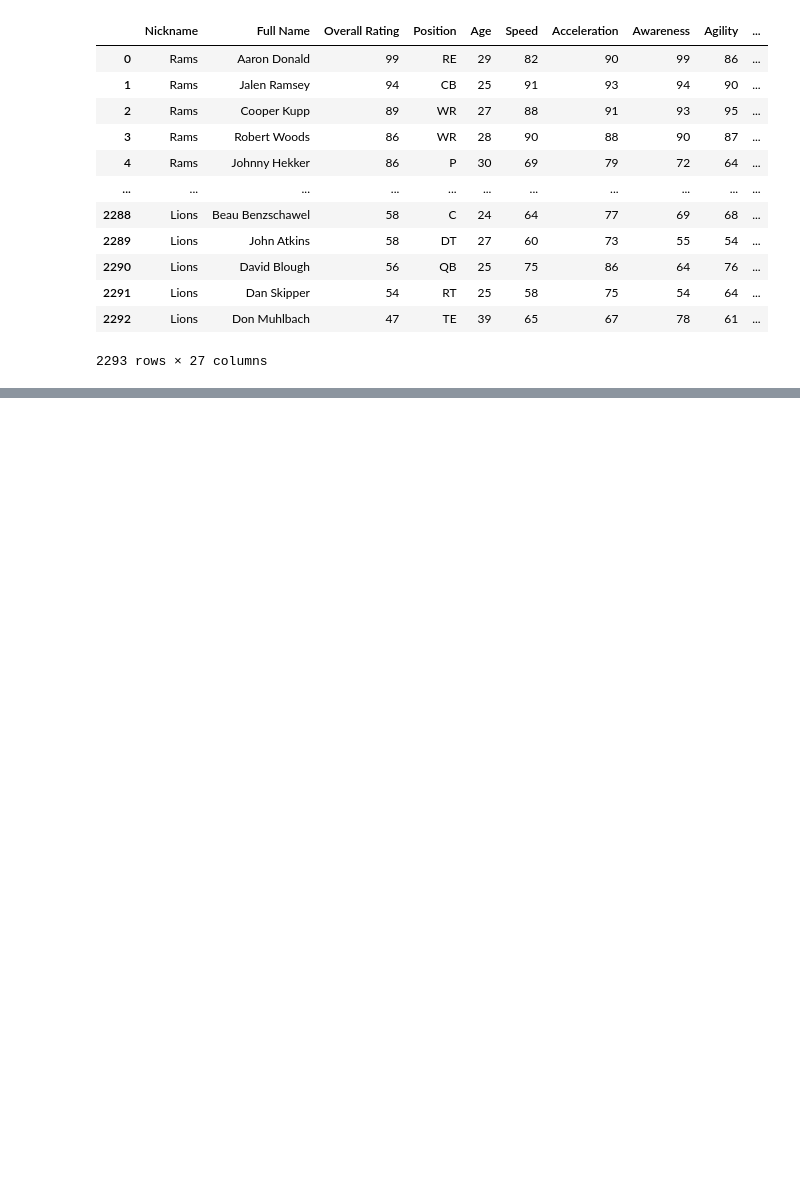
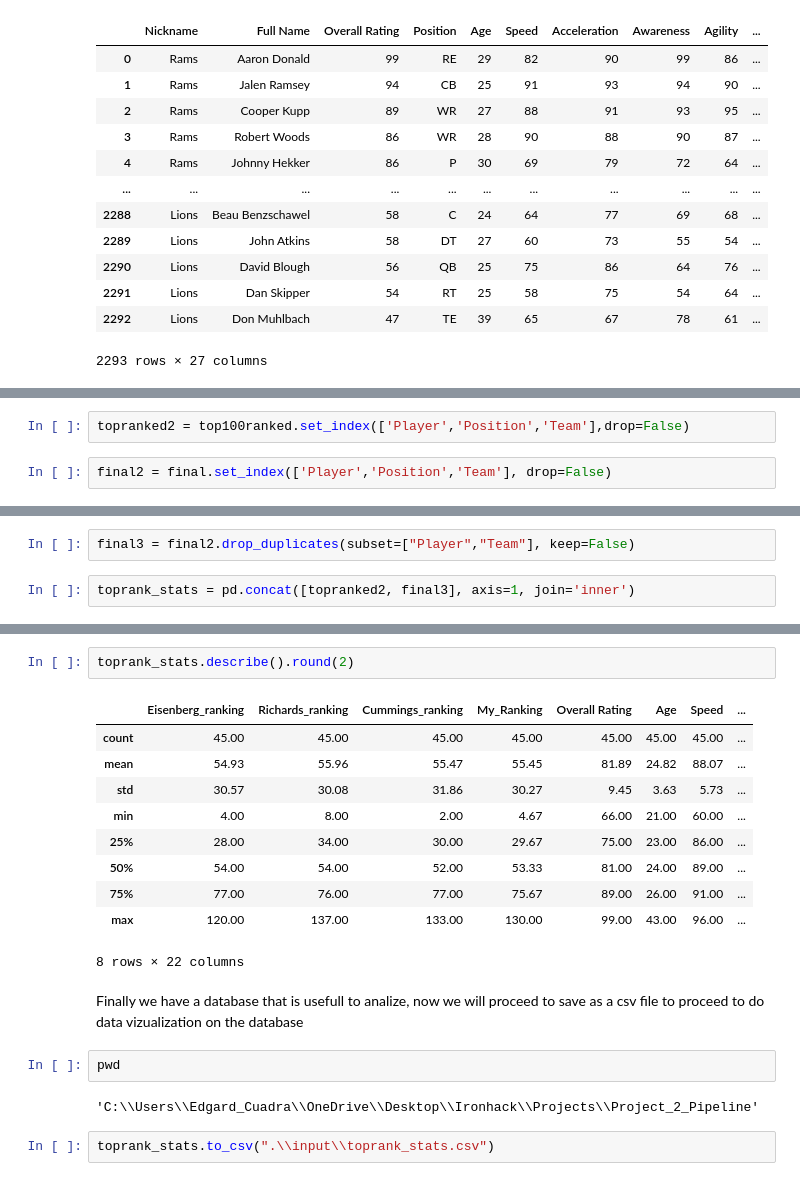
Before and after one commit to Chelechepe/Project_2_Pipeline, a Jupyter notebook: Scrapping and Cleaning.ipynb, the cells around one changed output, grey strips where cells are left out. Cells and saved outputs as stored; diff of their text form; blank space fills up the shorter version.

```diff
--- a/Scrapping and Cleaning.ipynb
+++ b/Scrapping and Cleaning.ipynb
@@ -267,0 +283,4 @@ query
+# %%
+topranked2 = top100ranked.set_index(['Player','Position','Team'],drop=False)
+# %%
+final2 = final.set_index(['Player','Position','Team'], drop=False)
@@ -267,0 +298,4 @@ query
+# %%
+final3 = final2.drop_duplicates(subset=["Player","Team"], keep=False)
+# %%
+toprank_stats = pd.concat([topranked2, final3], axis=1, join='inner')
@@ -267,0 +335,21 @@ query
+# %%
+toprank_stats.describe().round(2)
+# %% [output]
+|  | Eisenberg_ranking | Richards_ranking | Cummings_ranking | My_Ranking | Overall Rating | Age | Speed | ... |
+| count | 45.00 | 45.00 | 45.00 | 45.00 | 45.00 | 45.00 | 45.00 | ... |
+| mean | 54.93 | 55.96 | 55.47 | 55.45 | 81.89 | 24.82 | 88.07 | ... |
+| std | 30.57 | 30.08 | 31.86 | 30.27 | 9.45 | 3.63 | 5.73 | ... |
+| min | 4.00 | 8.00 | 2.00 | 4.67 | 66.00 | 21.00 | 60.00 | ... |
+| 25% | 28.00 | 34.00 | 30.00 | 29.67 | 75.00 | 23.00 | 86.00 | ... |
+| 50% | 54.00 | 54.00 | 52.00 | 53.33 | 81.00 | 24.00 | 89.00 | ... |
+| 75% | 77.00 | 76.00 | 77.00 | 75.67 | 89.00 | 26.00 | 91.00 | ... |
+| max | 120.00 | 137.00 | 133.00 | 130.00 | 99.00 | 43.00 | 96.00 | ... |
+8 rows × 22 columns
+# %% [markdown]
+Finally we have a database that is usefull to analize, now we will proceed to save as a csv file to proceed to do data vizualization on the database
+# %%
+pwd
+# %% [output]
+'C:\\Users\\Edgard_Cuadra\\OneDrive\\Desktop\\Ironhack\\Projects\\Project_2_Pipeline'
+# %%
+toprank_stats.to_csv(".\\input\\toprank_stats.csv")
```
Also changed, not shown: parts of 21 cells of this notebook, 4 other files.
